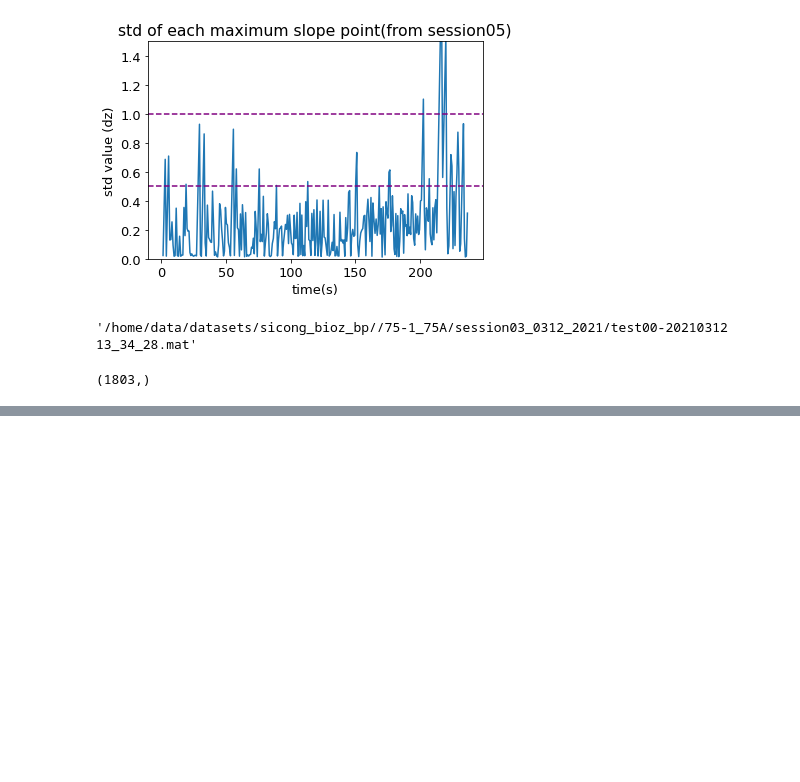
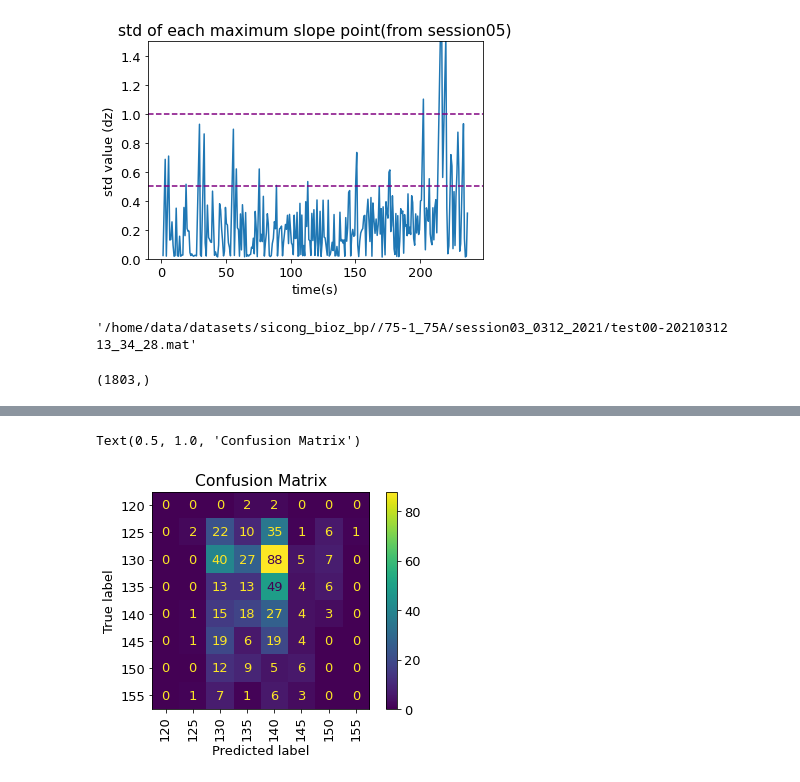
Before and after one commit to Innoversa/subject_variance_analysis, a Jupyter notebook: waveform_prediction.ipynb, the cells around one changed output, grey strips where cells are left out. Drawn from its saved outputs; the diff is of its cells as text; code cells hidden in the pictures; blank space fills up the shorter version.

```diff
--- a/waveform_prediction.ipynb
+++ b/waveform_prediction.ipynb
@@ -140,0 +144,4 @@ np.save('y_file', y)
+# %%
+filter_arr = ((y<[160, 120])&(y>[110, 60]))[:,0]
+X = X[filter_arr]
+y = y[filter_arr]
@@ -216,0 +261,6 @@ Text(0.5, 0, '# of fold (10 fold total)')
+# %%
+plot_confusion_matrix(models_used['xgb'], X_test, y_test, display_labels=np.arange(120,160,5), xticks_rotation='vertical')
+plt.title('Confusion Matrix')
+# %% [output]
+Text(0.5, 1.0, 'Confusion Matrix')
+[figure, added]
```
Also changed, not shown: parts of 16 cells of this notebook, 8 other files.
